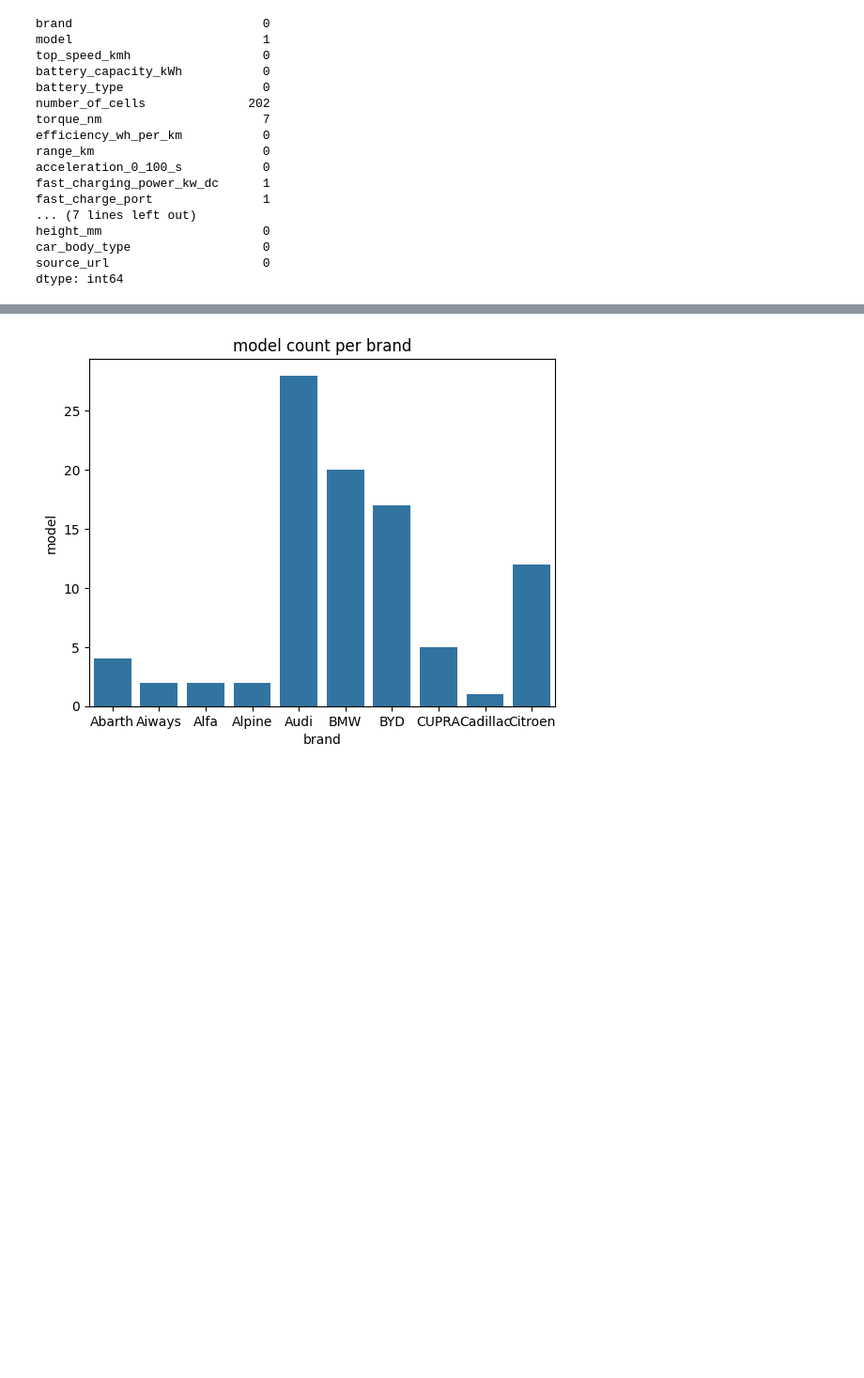
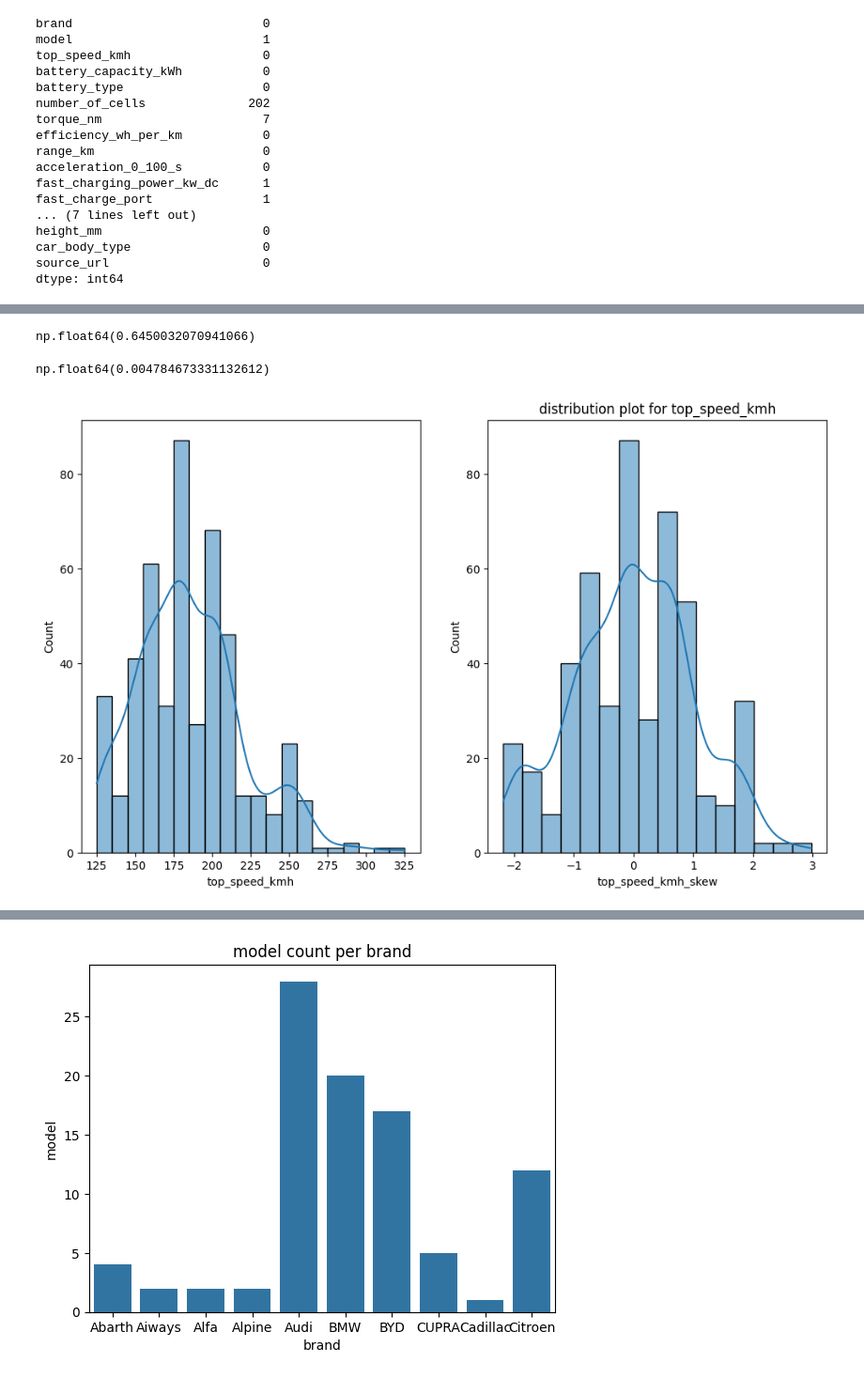
Before and after one commit to Dhineshsakthivel2007/EDA-Electricvechicle2025, a Jupyter notebook: eda3.ipynb, the cells around one changed output, grey strips where cells are left out. Shown at 94% size. Saved outputs shown, nothing was run; the diff lists cells and outputs as text; code cells hidden in the pictures; blank space fills up the shorter version.

```diff
--- a/eda3.ipynb
+++ b/eda3.ipynb
@@ -156,0 +146,16 @@ df
+# %%
+display(df['top_speed_kmh'].skew())
+pt = PowerTransformer(method='yeo-johnson')
+df['top_speed_kmh_skew'] = pt.fit_transform(df[['top_speed_kmh']])
+display(df['top_speed_kmh_skew'].skew())
+plt.figure(figsize=(12,7))
+plt.subplot(1,2, 1)
+sns.histplot(x='top_speed_kmh',data=df,kde=True)
+plt.subplot(1,2,2)
+sns.histplot(x='top_speed_kmh_skew',data=df,kde=True)
+plt.title("distribution plot for top_speed_kmh")
+plt.show()
+# %% [output]
+np.float64(0.6450032070941066)
+np.float64(0.004784673331132612)
+[figure, added]
```
Also changed, not shown: parts of 25 cells of this notebook.
